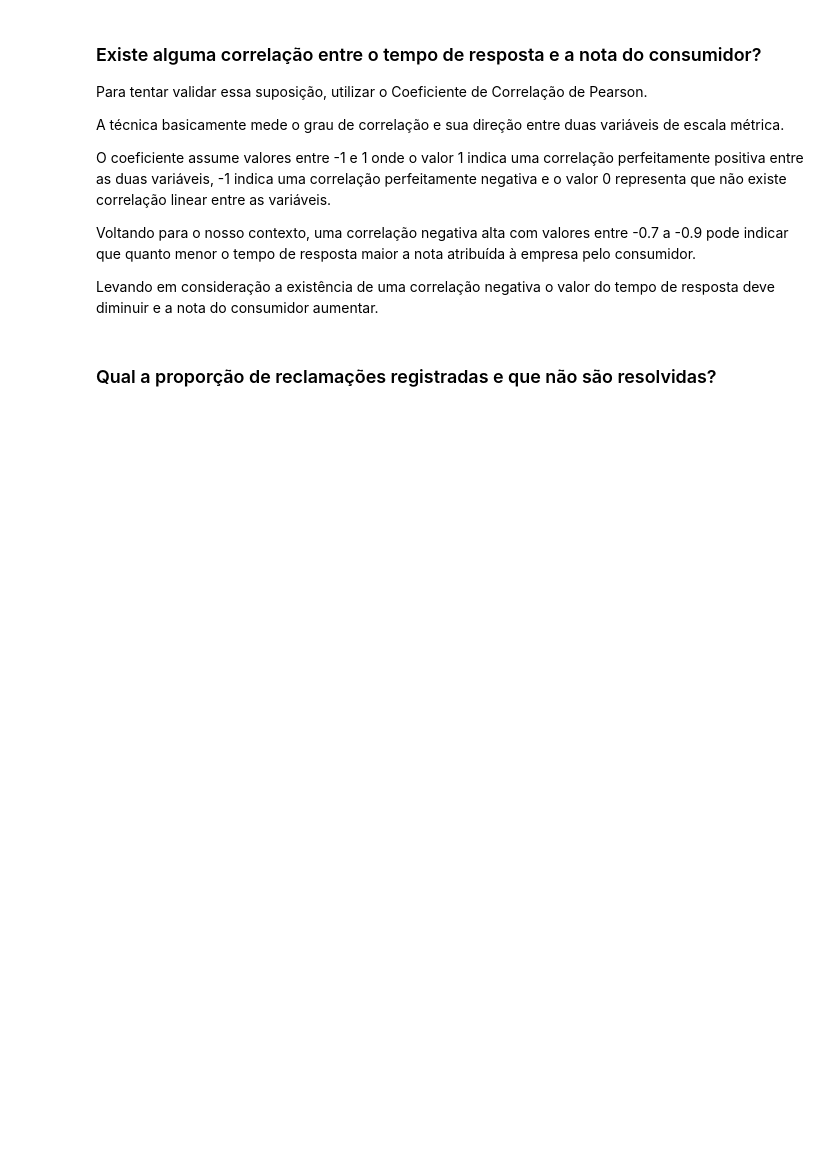
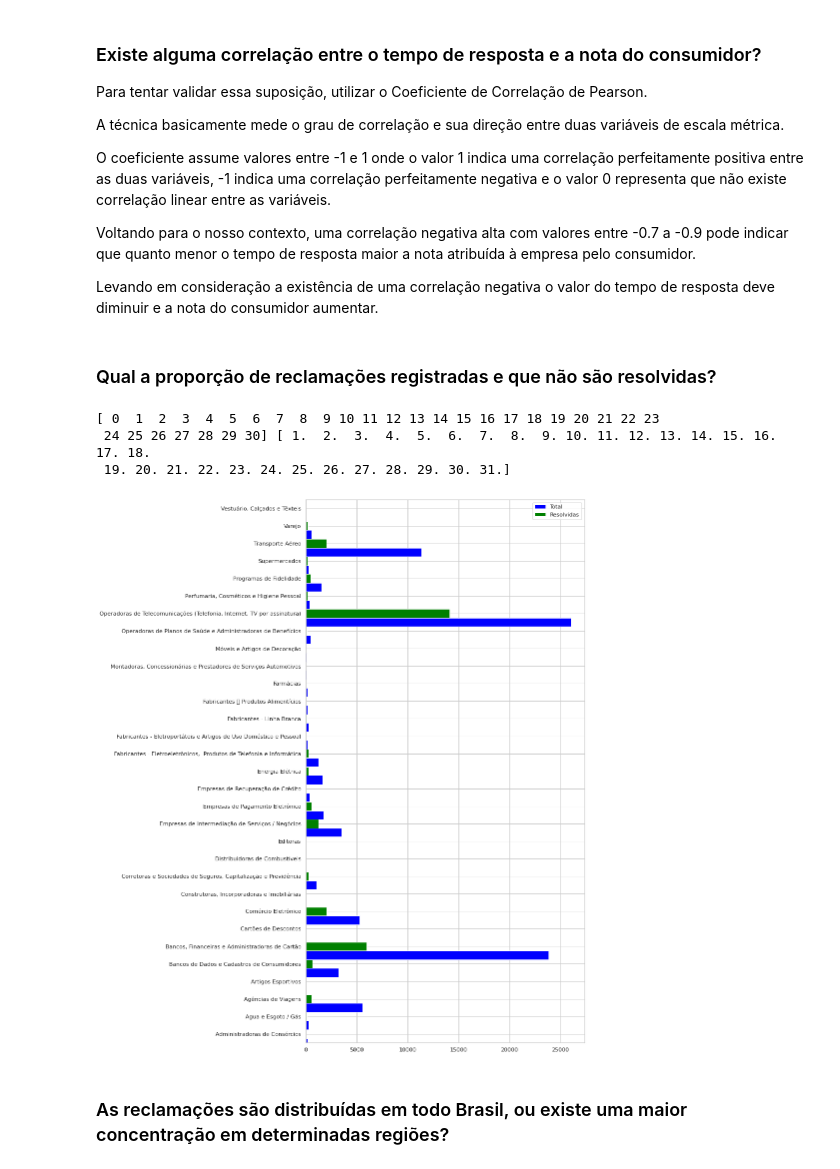
Before and after one commit to nogsantos/poc-dta, a Jupyter notebook: eda.ipynb, the cells around one changed output. Saved outputs shown, nothing was run; the diff lists cells and outputs as text; code cells hidden in the pictures; blank space fills up the shorter version.

```diff
--- a/eda.ipynb
+++ b/eda.ipynb
@@ -290,40 +310,49 @@ index = reclamacoes.keys()
 
 df = pd.DataFrame(
     dict(
         graph=reclamacoes.keys(),
         total=reclamacoes.values,
         resolvidas=reclamacoes_resolvidas.values,
         nao_resolvidas=reclamacoes_nao_resolvidas.values,
         nao_avaliadas=reclamacoes_nao_avaliadas.values,
     )
 )
 
 # df = pd.DataFrame({
 #         'total': reclamacoes.values,
 #         'resolvidas': reclamacoes_resolvidas.values,
 #         'nao_resolvidas': reclamacoes_nao_resolvidas.values,
 #         'nao_avaliadas': reclamacoes_nao_avaliadas.values,
 #     },
 #     index=index
 # )
 
 ind = np.arange(len(df))
-width = 0.4
+heigth = 0.5
 
 fig, ax = plt.subplots(
-    figsize=(20,40)
+    figsize=(10, 20)
 )
 
-ax.barh(ind, df.total, width, color='blue', label='Total')
-ax.barh(ind + width, df.resolvidas, width, color='green', label='resolvidas')
+print(ind ,ind + (heigth * 2))
 
-# ax.barh(ind + width, df.nao_resolvidas, width, color='red', label='nao_resolvidas')
-# ax.barh(ind + width, df.nao_avaliadas, width, color='yellow', label='nao_avalidas')
+ax.barh(ind, df.total, heigth, color='blue', label='Total')
+ax.barh(ind + heigth, df.resolvidas, heigth, color='green', label='Resolvidas')
+# ax.barh(ind + (heigth * 2), df.nao_resolvidas, heigth, color='red', label='Não Resolvidas')
+# ax.barh(ind + (heigth * 2), df.nao_avaliadas, heigth, color='yellow', label='Não Avaliadas')
 
-ax.set(yticks=ind + width, yticklabels=df.graph, ylim=[2*width - 1, len(df)])
+ax.set(
+    yticks=ind + heigth,
+    yticklabels=df.graph,
+    ylim=[2*heigth - 1, len(df)]
+)
 ax.legend()
 
-plt.xlabel('xlabel', fontsize=20)
-plt.ylabel('ylabel', fontsize=25)
-
 plt.show()
+# %% [output]
+[ 0  1  2  3  4  5  6  7  8  9 10 11 12 13 14 15 16 17 18 19 20 21 22 23
+ 24 25 26 27 28 29 30] [ 1.  2.  3.  4.  5.  6.  7.  8.  9. 10. 11. 12. 13. 14. 15. 16. 17. 18.
+ 19. 20. 21. 22. 23. 24. 25. 26. 27. 28. 29. 30. 31.]
+[figure, added]
+# %% [markdown]
+### As reclamações são distribuídas em todo Brasil, ou existe uma maior concentração em determinadas regiões?
```
Also changed, not shown: parts of 7 cells of this notebook, 2 other files.
